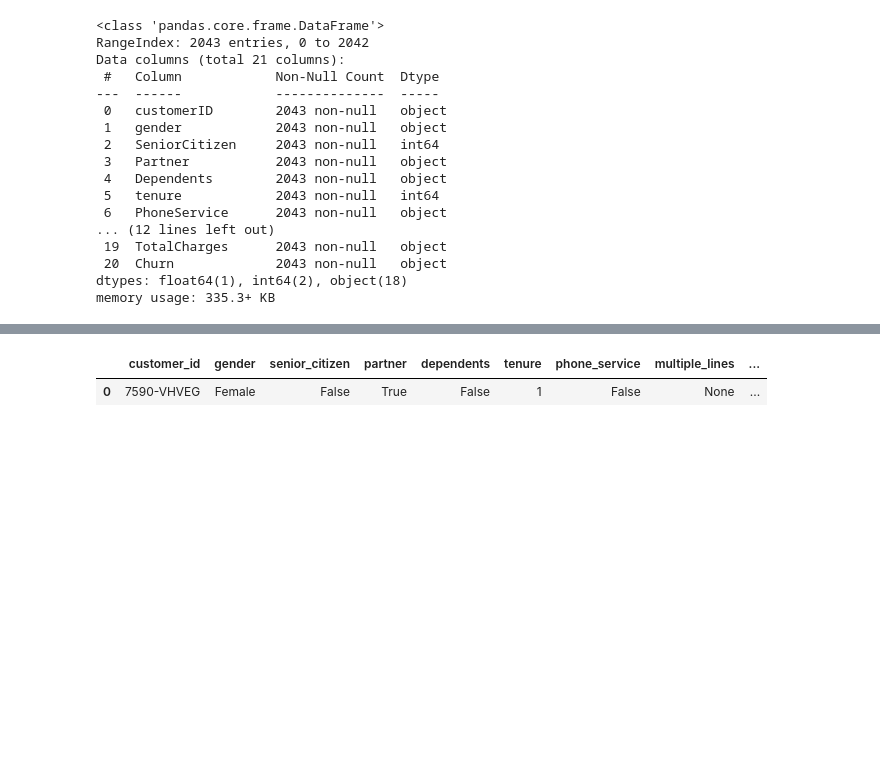
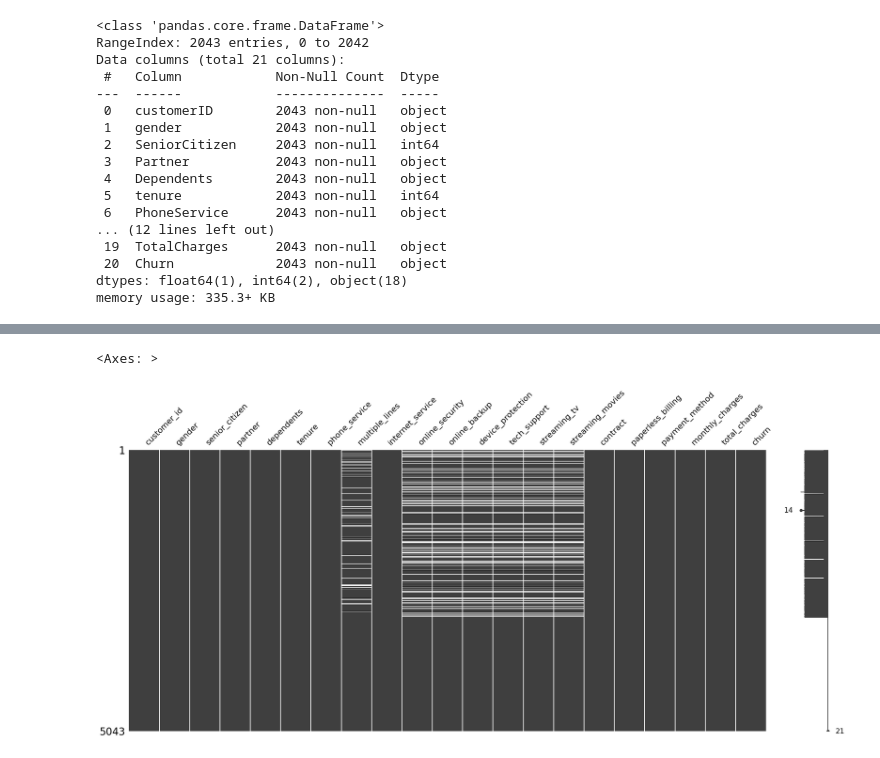
Before and after one commit to FloJoLaryea/Customer_Churn_Analysis, a Jupyter notebook: cstomer_churn_analysis.ipynb, the cells around one changed output, grey strips where cells are left out. Saved outputs shown, nothing was run; the diff lists cells and outputs as text; code cells hidden in the pictures; blank space fills up the shorter version.

```diff
--- a/cstomer_churn_analysis.ipynb
+++ b/cstomer_churn_analysis.ipynb
@@ -329,0 +180,3 @@ Index(['customerID', 'gender', 'SeniorCitizen', 'Partner', 'Dependents',
+# %%
+train_df = pd.concat([df_1,df_2])
+train_df.head()
@@ -353,9 +213,9 @@ def modify_column_names(df):
     return df
 # %%
 
-df_1 = modify_column_names(df_1)
+train_df = modify_column_names(train_df)
-# %%
-df_1.head(1)
-# %% [output]
-|  | customer_id | gender | senior_citizen | partner | dependents | tenure | phone_service | multiple_lines | ... |
-| 0 | 7590-VHVEG | Female | False | True | False | 1 | False | None | ... |
+# %%
+missingno.matrix(train_df)
+# %% [output]
+<Axes: >
+[figure, added]
```
Also changed, not shown: parts of 35 cells of this notebook.
